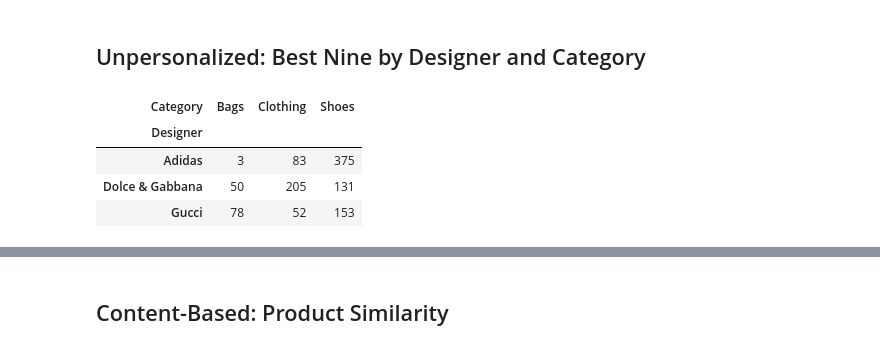
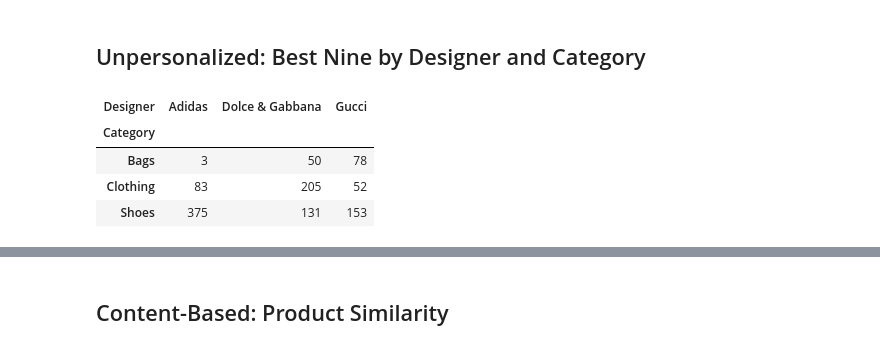
Before and after one commit to acdick/touch_driven_recommender_engines, a Jupyter notebook: Source/03_Recommender_Systems.ipynb, the cells around one changed output, grey strips where cells are left out. Cells and saved outputs as stored; diff of their text form; code cells hidden in the pictures.

```diff
--- a/Source/03_Recommender_Systems.ipynb
+++ b/Source/03_Recommender_Systems.ipynb
@@ -30,13 +30,13 @@ ff.recommender_system.recommender_history
 ## Unpersonalized: Best Nine by Designer and Category
 # %%
 best_nine = pd.DataFrame(ff.best_nine(), columns=['Designer', 'Category', 'Ratings'])
-best_nine.pivot(index='Designer', columns='Category', values='Ratings')
+best_nine.pivot(index='Category', columns='Designer', values='Ratings')
 # %% [output]
-| Category | Bags | Clothing | Shoes |
-| Designer |  |  |  |
-| Adidas | 3 | 83 | 375 |
-| Dolce & Gabbana | 50 | 205 | 131 |
-| Gucci | 78 | 52 | 153 |
+| Designer | Adidas | Dolce & Gabbana | Gucci |
+| Category |  |  |  |
+| Bags | 3 | 50 | 78 |
+| Clothing | 83 | 205 | 52 |
+| Shoes | 375 | 131 | 153 |
 # %%
 for i in range(3):
     ff.best_one_subcategory()
```
Also changed, not shown: parts of 5 cells of this notebook, 5 other files.
